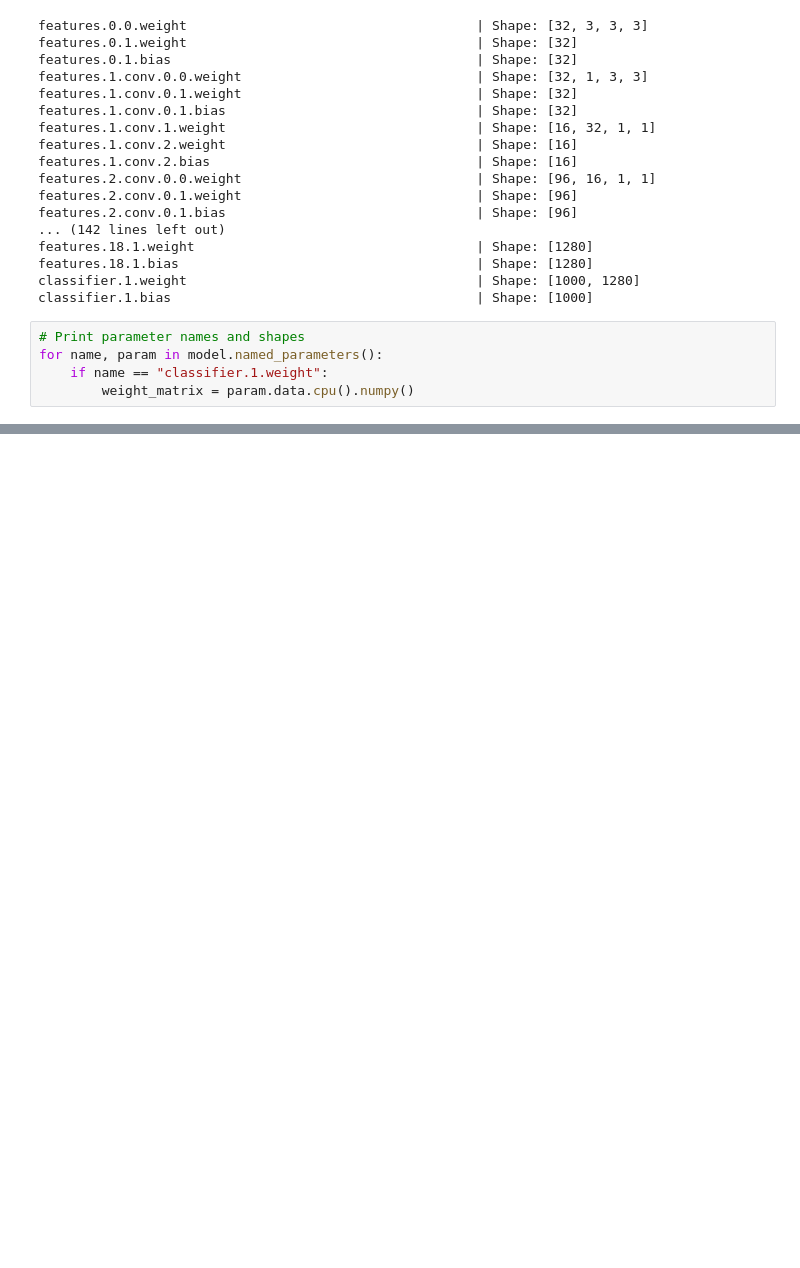
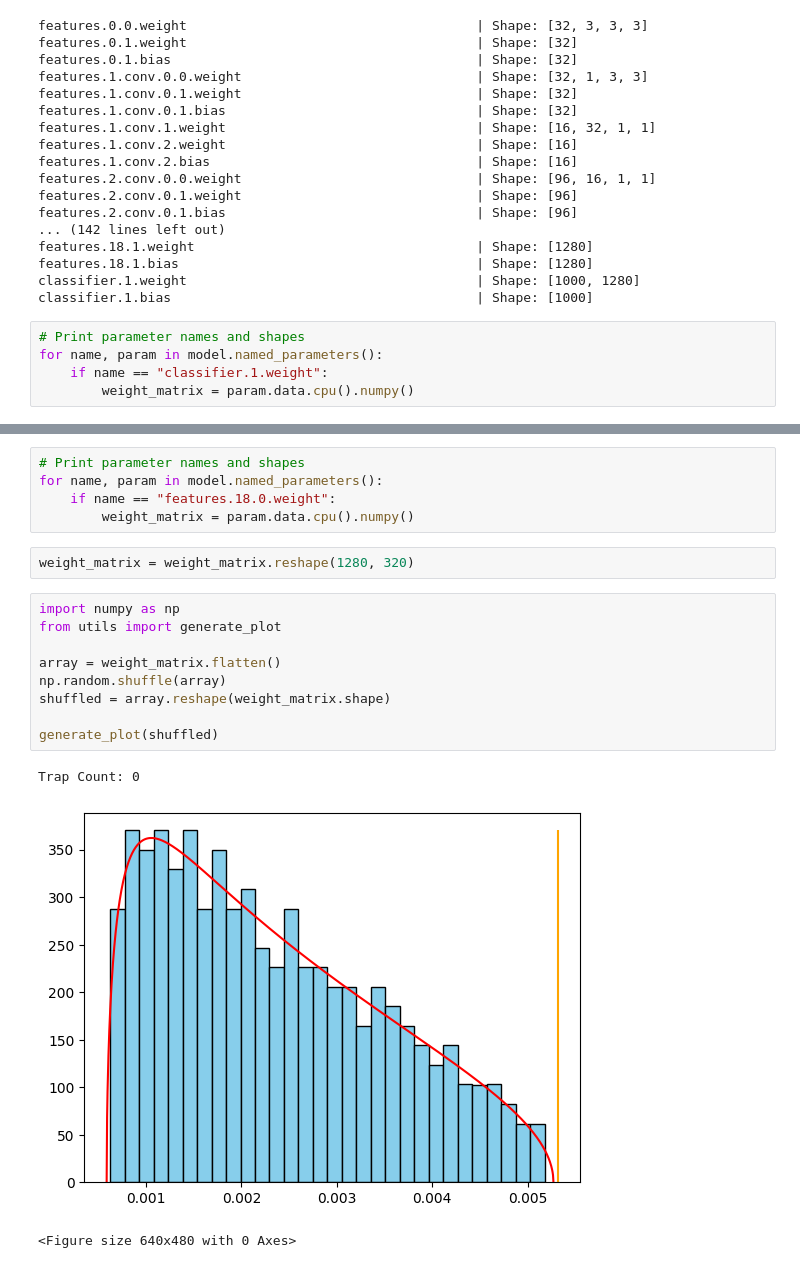
Before and after one commit to xnell90/rmt, a Jupyter notebook: Exploration 3 - mobilenetv2.ipynb, the cells around one changed output, grey strips where cells are left out. Saved outputs shown, nothing was run; the diff lists cells and outputs as text; blank space fills up the shorter version.

```diff
--- a/Exploration 3 - mobilenetv2.ipynb
+++ b/Exploration 3 - mobilenetv2.ipynb
@@ -52 +52,21 @@ Trap Count: 1
 <Figure size 640x480 with 0 Axes>
+# %%
+# Print parameter names and shapes
+for name, param in model.named_parameters():
+    if name == "features.18.0.weight":
+        weight_matrix = param.data.cpu().numpy()
+# %%
+weight_matrix = weight_matrix.reshape(1280, 320)
+# %%
+import numpy as np
+from utils import generate_plot
+
+array = weight_matrix.flatten()
+np.random.shuffle(array)
+shuffled = array.reshape(weight_matrix.shape)
+
+generate_plot(shuffled)
+# %% [output]
+Trap Count: 0
+[figure, added]
+<Figure size 640x480 with 0 Axes>
```
Also changed, not shown: parts of 1 cell of this notebook.
